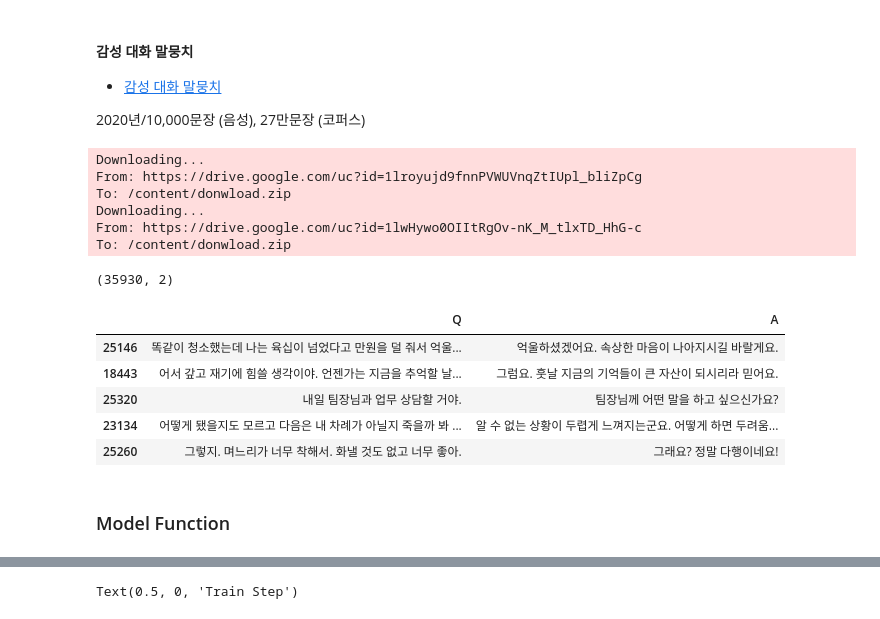
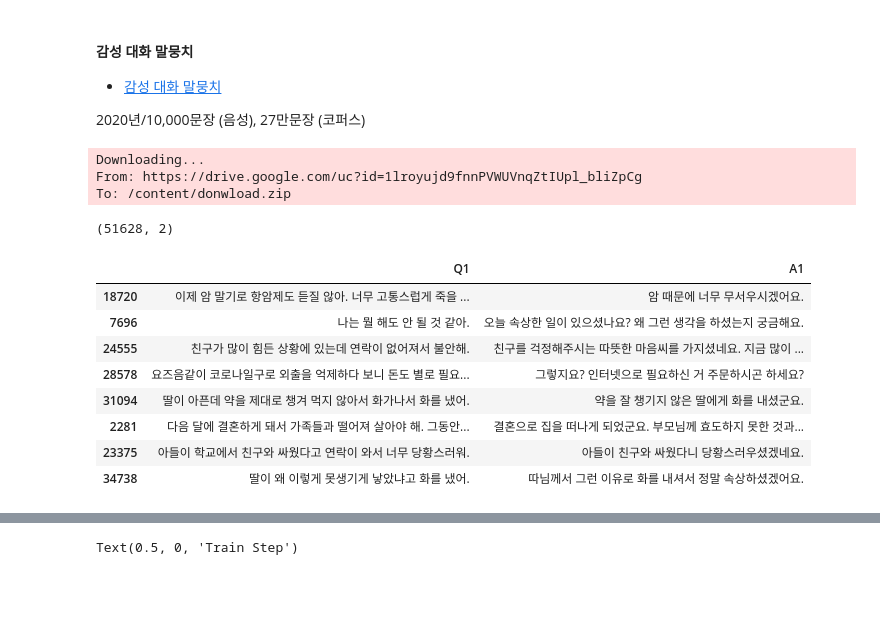
Before and after one commit to leeyeonjun85/AIB_Section_3_Project, a Jupyter notebook: s3p_chat_lyj_Transformer_2.ipynb, the cells around one changed output, grey strips where cells are left out. Cells and saved outputs as stored; diff of their text form; code cells hidden in the pictures; blank space fills up the shorter version.

```diff
--- a/s3p_chat_lyj_Transformer_2.ipynb
+++ b/s3p_chat_lyj_Transformer_2.ipynb
@@ -133,8 +146,10 @@ train_data.head()
 2020년/10,000문장 (음성), 27만문장 (코퍼스)
 # %%
 # 공유파일 URL
-url_list = ["https://drive.google.com/file/d/1lroyujd9fnnPVWUVnqZtIUpl_bliZpCg/view?usp=sharing",
-            "https://drive.google.com/file/d/1lwHywo0OIItRgOv-nK_M_tlxTD_HhG-c/view?usp=sharing"]
+# url_list = ["https://drive.google.com/file/d/1lroyujd9fnnPVWUVnqZtIUpl_bliZpCg/view?usp=sharing",
+#             "https://drive.google.com/file/d/1lwHywo0OIItRgOv-nK_M_tlxTD_HhG-c/view?usp=sharing"]
+
+url_list = ["https://drive.google.com/file/d/1lroyujd9fnnPVWUVnqZtIUpl_bliZpCg/view?usp=sharing"]
 
 for idx, val in enumerate(url_list):
     data_url = val
@@ -155,43 +170,12 @@ json_list = collect_json_file(unzip_path)
 Downloading...
 From: https://drive.google.com/uc?id=1lroyujd9fnnPVWUVnqZtIUpl_bliZpCg
 To: /content/donwload.zip
-Downloading...
-From: https://drive.google.com/uc?id=1lwHywo0OIItRgOv-nK_M_tlxTD_HhG-c
-To: /content/donwload.zip
 # %%
 with tqdm(total=len(json_list)) as pbar:
-    df = pd.DataFrame()
+    df_concat = pd.DataFrame()
     for idx, val in enumerate(json_list):
         with open(unzip_path+json_list[0]) as f:
             js = json.loads(f.read())
             df_qa = parsing_corpus(js)
-            df = pd.concat([df,df_qa])
+            df_concat = pd.concat([df_concat,df_qa])
         pbar.update()
-
-df_1 = df[["Q1","A1"]]
-df_2 = df[["Q2","A2"]]
-df_3 = df[["Q3","A3"]]
-
-df_1.columns = ["Q", "A"]
-df_2.columns = ["Q", "A"]
-df_3.columns = ["Q", "A"]
-
-df = pd.DataFrame()
-df = pd.concat([df,df_1])
-df = pd.concat([df,df_2])
-df = pd.concat([df,df_3])
-
-
-df.reset_index(drop=True, inplace=True)
-filt = df.A.str.len() < 3
-df.drop(index=df[filt].index, inplace=True)
-print(df.shape)
-df.sample(5)
-# %% [output]
-(35930, 2)
-|  | Q | A |
-| 25146 | 똑같이 청소했는데 나는 육십이 넘었다고 만원을 덜 줘서 억울... | 억울하셨겠어요. 속상한 마음이 나아지시길 바랄게요. |
-| 18443 | 어서 갚고 재기에 힘쓸 생각이야. 언젠가는 지금을 추억할 날... | 그럼요. 훗날 지금의 기억들이 큰 자산이 되시리라 믿어요. |
-| 25320 | 내일 팀장님과 업무 상담할 거야. | 팀장님께 어떤 말을 하고 싶으신가요? |
-| 23134 | 어떻게 됐을지도 모르고 다음은 내 차례가 아닐지 죽을까 봐 ... | 알 수 없는 상황이 두렵게 느껴지는군요. 어떻게 하면 두려움... |
-| 25260 | 그렇지. 며느리가 너무 착해서. 화낼 것도 없고 너무 좋아. | 그래요? 정말 다행이네요! |
@@ -200,2 +182,16 @@ train_data = df.copy()
-# %% [markdown]
-### Model Function
+# %%
+# 1턴만 사용
+df = df_concat[["Q1","A1"]].copy()
+print(df.shape)
+df.sample(8, random_state=RAND_SEED)
+# %% [output]
+(51628, 2)
+|  | Q1 | A1 |
+| 18720 | 이제 암 말기로 항암제도 듣질 않아. 너무 고통스럽게 죽을 ... | 암 때문에 너무 무서우시겠어요. |
+| 7696 | 나는 뭘 해도 안 될 것 같아. | 오늘 속상한 일이 있으셨나요? 왜 그런 생각을 하셨는지 궁금해요. |
+| 24555 | 친구가 많이 힘든 상황에 있는데 연락이 없어져서 불안해. | 친구를 걱정해주시는 따뜻한 마음씨를 가지셨네요. 지금 많이 ... |
+| 28578 | 요즈음같이 코로나일구로 외출을 억제하다 보니 돈도 별로 필요... | 그렇지요? 인터넷으로 필요하신 거 주문하시곤 하세요? |
+| 31094 | 딸이 아픈데 약을 제대로 챙겨 먹지 않아서 화가나서 화를 냈어. | 약을 잘 챙기지 않은 딸에게 화를 내셨군요. |
+| 2281 | 다음 달에 결혼하게 돼서 가족들과 떨어져 살아야 해. 그동안... | 결혼으로 집을 떠나게 되었군요. 부모님께 효도하지 못한 것과... |
+| 23375 | 아들이 학교에서 친구와 싸웠다고 연락이 와서 너무 당황스러워. | 아들이 친구와 싸웠다니 당황스러우셨겠네요. |
+| 34738 | 딸이 왜 이렇게 못생기게 낳았냐고 화를 냈어. | 따님께서 그런 이유로 화를 내셔서 정말 속상하셨겠어요. |
```
Also changed, not shown: parts of 49 cells of this notebook, 7 other files.
